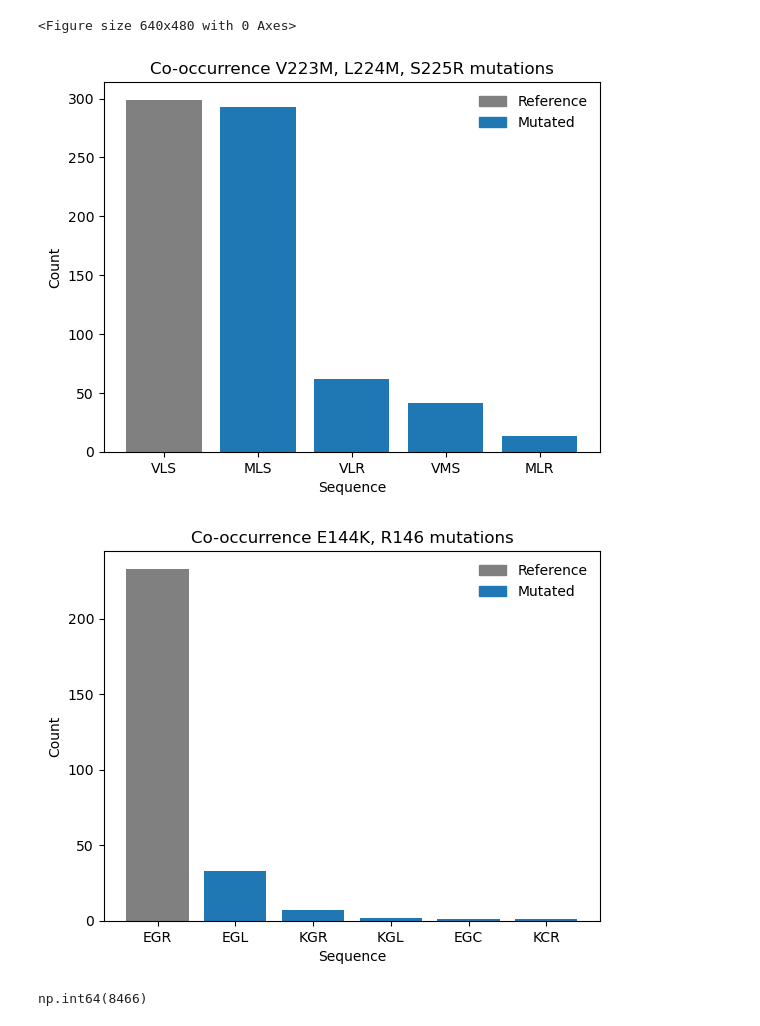
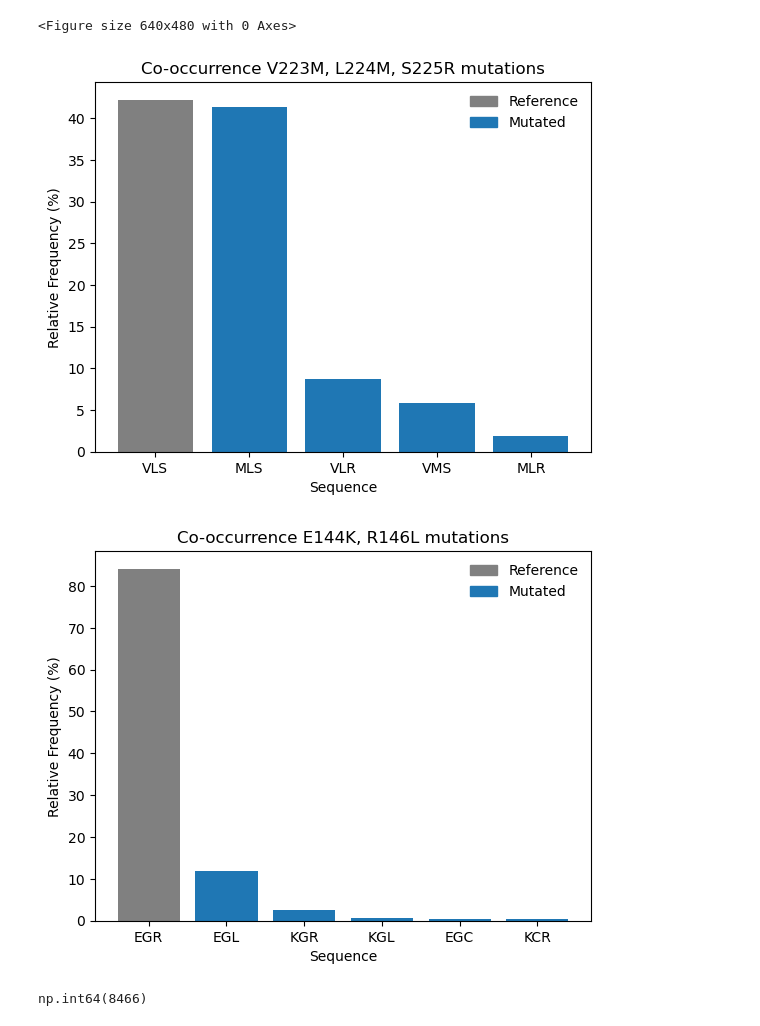
Before and after one commit to AliceHovsepyan/pogo_pance_draft, a Jupyter notebook: DMS_analysis_AraC.ipynb, the cells around one changed output. Saved outputs shown, nothing was run; the diff lists cells and outputs as text; code cells hidden in the pictures.

```diff
--- a/DMS_analysis_AraC.ipynb
+++ b/DMS_analysis_AraC.ipynb
@@ -184,7 +184,7 @@ Primer_out_of_triplets = {"S1_fwd_primer": 2,
                      "S3_fwd_primer": 1,
                      "S3_rev_primer": 2,
                      "S4_fwd_primer": 0,
-                     "S4_rev_primer": 0} ##?
+                     "S4_rev_primer": 3} ##?
 # %% [markdown]
 # Functions
 # %%
@@ -402,18 +402,3 @@ total reverse reads before filtering 961
 total forward reads after filtering 743
 total reverse reads after filtering 709
 961 reads
-# %%
-remove_read_qualities = ['!', '"', '#', '$', '%', '&', "'", '(', ')', '*', '+', ',', '-', ]#'.', '/']
-
-a_seq, b_seq, _, _, a_ids, b_ids= read_sequences(variant = "Mutagenesis", arbitrary_cutoff_a = False, arbitrary_cutoff_b = False, catch_left="", catch_right="", return_qualities_ids=True, quality_score=remove_read_qualities)
-ref_gene = R5_Pool_seq
-
-Mutagenesis_reads, Mut_ids_Dict = demultiplex_reads(a_seq, b_seq, ref_gene,Barcodes=Barcodes, Primer_seq=Primer_seq, used_Barcodes = ["BC1", "BC2"], Sections = ["S1", "S2", "S3", "S4"], max_mismatch_primerseq = 3, filter_for_n_mut = True, n_mut_treshold = 10, a_ids=a_ids, b_ids=b_ids)
-
-a_seq, b_seq, _, _, a_ids, b_ids = read_sequences(variant = "NegPosSelection", arbitrary_cutoff_a = False, arbitrary_cutoff_b = False, catch_left="", catch_right="", return_qualities_ids=True, quality_score=remove_read_qualities)
-
-NegPosSelection_reads, NegPos_ids = demultiplex_reads(a_seq, b_seq, ref_gene,Barcodes=Barcodes, Primer_seq=Primer_seq, used_Barcodes = ["BC1", "BC2", "BC3", "BC4"], Sections = ["S1", "S2", "S3", "S4"], max_mismatch_primerseq = 3, filter_for_n_mut = True, n_mut_treshold = 10, a_ids=a_ids, b_ids=b_ids)
-
-all_reads = {**{"Mutagenesis_"+key : value for key, value in Mutagenesis_reads.items()},**{"NegPosSelection_"+key : value for key, value in NegPosSelection_reads.items()}}
-
-all_ids = {**{"Mutagenesis_"+key : value for key, value in Mut_ids_Dict.items()},**{"NegPosSelection_"+key : value for key, value in NegPos_ids.items()}}
@@ -815,11 +789,11 @@ plot_mutation_spectrum(overall_mut_spectrum_perc,samplename = "All fwd reads",
 ## Look for coocurrence of mutations in the same read (choose positive selection cylce 3)
 ## specifically E144K and R146L mutations
 ## is in Section 2
-Section = "S4"
+Section = "S2"
 Bc = "BC4"
 read_of_interest = all_reads[f"NegPosSelection_{Bc}_{Section}_R1"] ## fwd read section 2 pos selection cycle 3
 region = "ISVLS"
-#region = "QGEGR"
+region = "QGEGR"
 
 ## find the positions of the mutations
 
@@ -846,24 +820,27 @@ for sec in sections_of_interest:
 coocurrence = dict(sorted(coocurrence.items(), key=lambda item: item[1], reverse=True))
 # %%
 colors = ["grey" if key == region[2:] else "tab:blue" for key in coocurrence.keys()]
-plt.bar(coocurrence.keys(), coocurrence.values(), color = colors)
+coocurrence_perc = {key: val/sum(coocurrence.values())*100 for key, val in coocurrence.items()}
+plt.bar(coocurrence_perc.keys(), coocurrence_perc.values(), color = colors, )
 ## set color of reference as grey
 plt.title("Co-occurrence V223M, L224M, S225R mutations")
-plt.ylabel("Count")
+plt.ylabel("Relative Frequency (%)")
 plt.xlabel("Sequence")
 ## add legend
 grey_patch = mpatches.Patch(color='grey', label='Reference')
 blue_patch = mpatches.Patch(color='tab:blue', label='Mutated')
 plt.legend(handles=[grey_patch, blue_patch], frameon = False)
 plt.savefig("output/PACE/mutation_cooccurrence/Cooccurence_V223M_L224M_S225R.pdf")
 # %% [output]
-[figure, old version]
+[figure, new version]
 # %%
 colors = ["grey" if key == region[2:] else "tab:blue" for key in coocurrence.keys()]
-plt.bar(coocurrence.keys(), coocurrence.values(), color = colors)
+coocurrence_perc = {key: val/sum(coocurrence.values())*100 for key, val in coocurrence.items()}
+plt.bar(coocurrence_perc.keys(), coocurrence_perc.values(), color = colors, )
 ## set color of reference as grey
-plt.title("Co-occurrence E144K, R146 mutations")
-plt.ylabel("Count")
+
+plt.title("Co-occurrence E144K, R146L mutations")
+plt.ylabel("Relative Frequency (%)")
 plt.xlabel("Sequence")
 ## add legend
 grey_patch = mpatches.Patch(color='grey', label='Reference')
@@ -871,7 +848,7 @@ blue_patch = mpatches.Patch(color='tab:blue', label='Mutated')
 plt.legend(handles=[grey_patch, blue_patch], frameon = False)
 plt.savefig("output/PACE/mutation_cooccurrence/Cooocurrence_E144K_R146L.pdf")
 # %% [output]
-[figure, old version]
+[figure, new version]
 # %%
 mut_spec_codons, mut_spectrum_codons_perc =  mut_spectrum_codons(a_seq, b_seq, reference_seq = LOV_gene, use_backward_read = False, use_forward_read = True, codon_list = codons, treshold = 10)
 mut_spectrum_codons_perc_df = pd.DataFrame.from_dict(mut_spectrum_codons_perc, orient='index')
```
Also changed, not shown: parts of 14 cells of this notebook, 1 other file.
